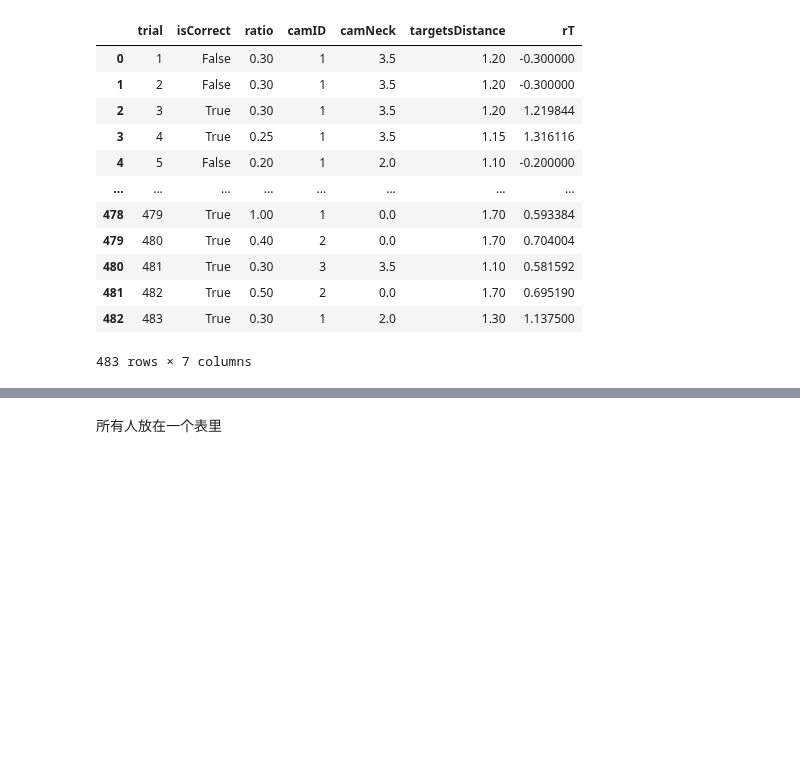
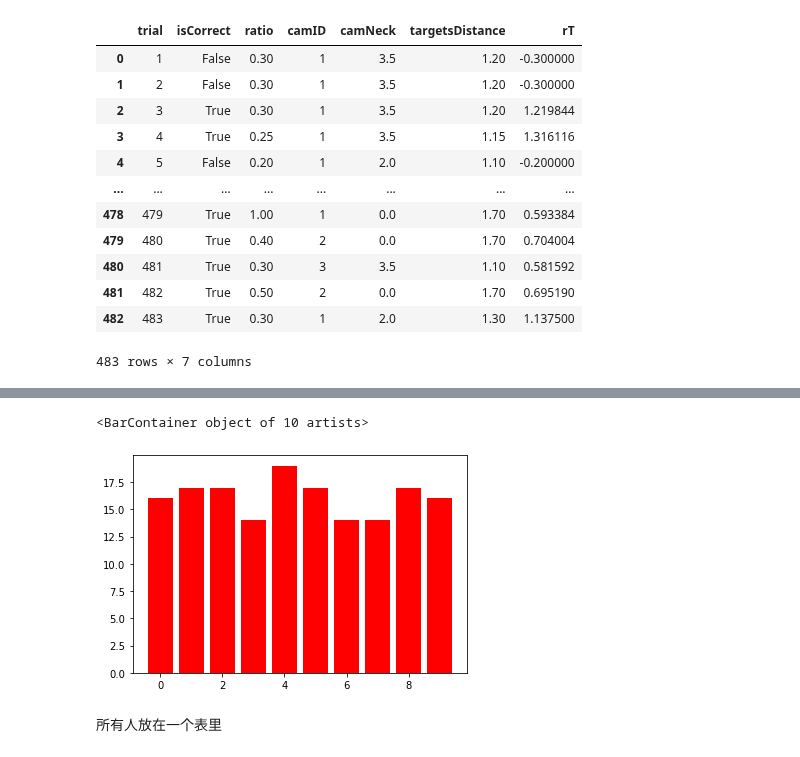
Before and after one commit to ZHTis/count, a Jupyter notebook: datacolin/datacolin.ipynb, the cells around one changed output, grey strips where cells are left out. Drawn from its saved outputs; the diff is of its cells as text; code cells hidden in the pictures; blank space fills up the shorter version.

```diff
--- a/datacolin/datacolin.ipynb
+++ b/datacolin/datacolin.ipynb
@@ -135,3 +128,9 @@ p3_r.to_frame().reset_index()
+# %%
+plt.bar(trialcount_r.index,trialcount_r['trial_p2']
+        ,color='red',label='k2')
+# %% [output]
+<BarContainer object of 10 artists>
+[figure, added]
 # %%
 import numpy as np
 import scipy.stats as stats
```
Also changed, not shown: parts of 3 cells of this notebook, 3 other files.
